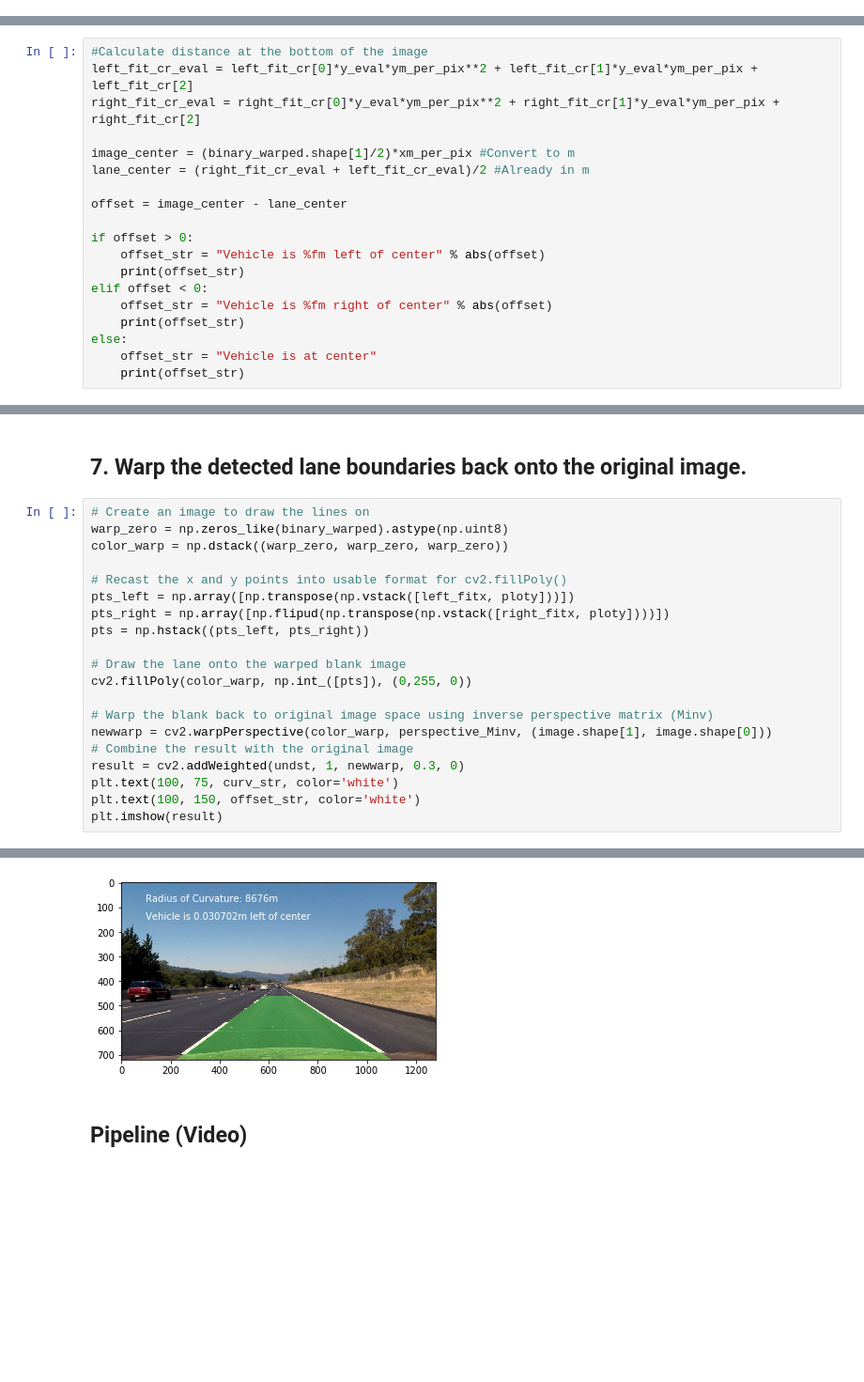
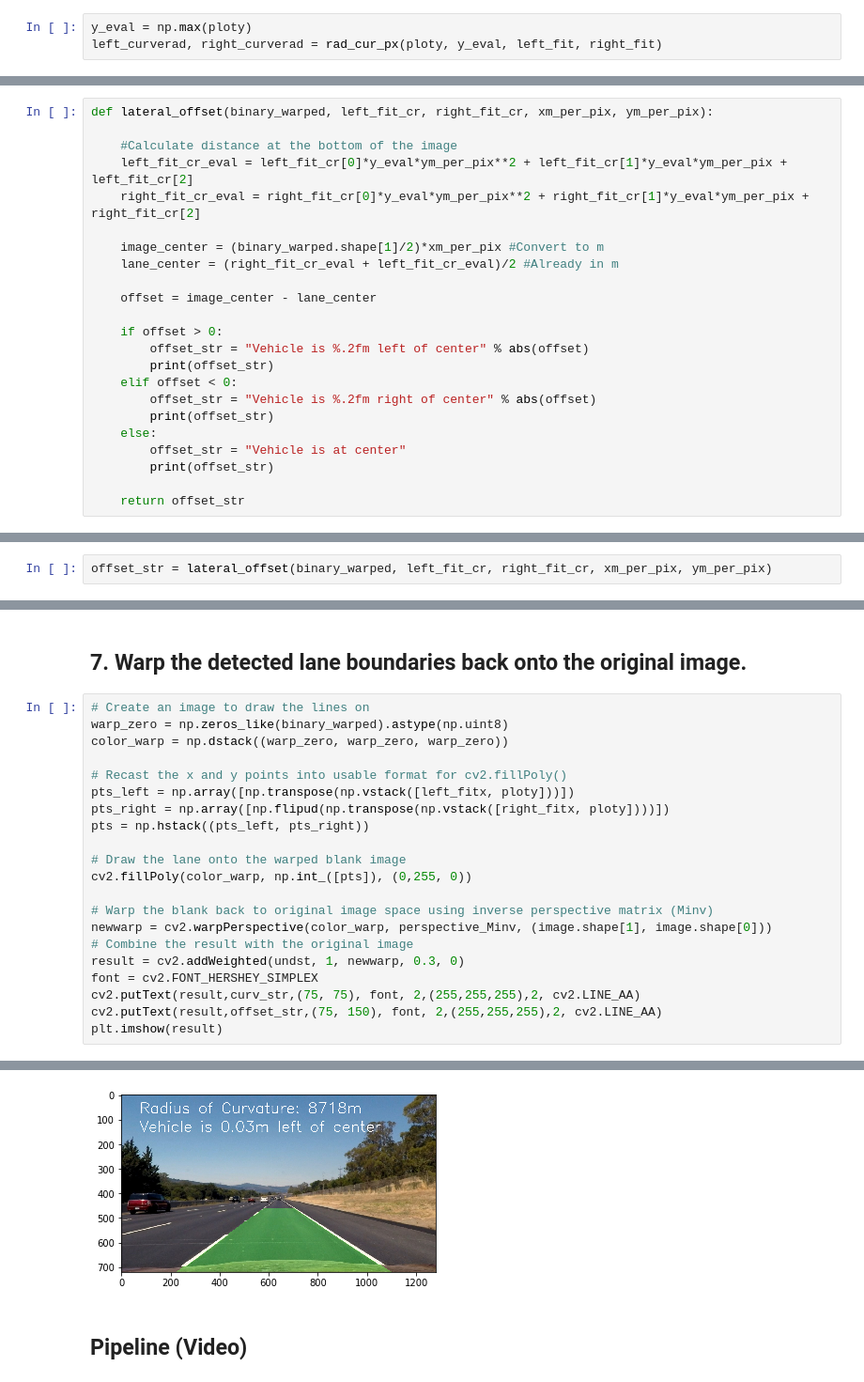
Before and after one commit to pablosaurasperez/CarND-Advanced-Lane-Lines, a Jupyter notebook: P4_AdvancedLaneFinding.ipynb, the cells around one changed output, grey strips where cells are left out. Shown at 94% size. Cells and saved outputs as stored; diff of their text form; blank space fills up the shorter version.

```diff
--- a/P4_AdvancedLaneFinding.ipynb
+++ b/P4_AdvancedLaneFinding.ipynb
@@ -408,0 +494,3 @@ Right Radius:  43815.3561688
+# %%
+y_eval = np.max(ploty)
+left_curverad, right_curverad = rad_cur_px(ploty, y_eval, left_fit, right_fit)
@@ -435,21 +534,25 @@ Radius of Curvature: 8676m
 # %% [markdown]
 ## Offset calculation
 # %%
-#Calculate distance at the bottom of the image
-left_fit_cr_eval = left_fit_cr[0]*y_eval*ym_per_pix**2 + left_fit_cr[1]*y_eval*ym_per_pix + left_fit_cr[2]
-right_fit_cr_eval = right_fit_cr[0]*y_eval*ym_per_pix**2 + right_fit_cr[1]*y_eval*ym_per_pix + right_fit_cr[2]
+def lateral_offset(binary_warped, left_fit_cr, right_fit_cr, xm_per_pix, ym_per_pix):
 
-image_center = (binary_warped.shape[1]/2)*xm_per_pix #Convert to m
-lane_center = (right_fit_cr_eval + left_fit_cr_eval)/2 #Already in m
+    #Calculate distance at the bottom of the image
+    left_fit_cr_eval = left_fit_cr[0]*y_eval*ym_per_pix**2 + left_fit_cr[1]*y_eval*ym_per_pix + left_fit_cr[2]
+    right_fit_cr_eval = right_fit_cr[0]*y_eval*ym_per_pix**2 + right_fit_cr[1]*y_eval*ym_per_pix + right_fit_cr[2]
 
-offset = image_center - lane_center
+    image_center = (binary_warped.shape[1]/2)*xm_per_pix #Convert to m
+    lane_center = (right_fit_cr_eval + left_fit_cr_eval)/2 #Already in m
 
-if offset > 0:
-    offset_str = "Vehicle is %fm left of center" % abs(offset)
-    print(offset_str)
-elif offset < 0:
-    offset_str = "Vehicle is %fm right of center" % abs(offset)
-    print(offset_str)
-else:
-    offset_str = "Vehicle is at center"
-    print(offset_str)
+    offset = image_center - lane_center
+
+    if offset > 0:
+        offset_str = "Vehicle is %.2fm left of center" % abs(offset)
+        print(offset_str)
+    elif offset < 0:
+        offset_str = "Vehicle is %.2fm right of center" % abs(offset)
+        print(offset_str)
+    else:
+        offset_str = "Vehicle is at center"
+        print(offset_str)
+
+    return offset_str
@@ -457,0 +561,2 @@ Vehicle is 0.030702m left of center
+# %%
+offset_str = lateral_offset(binary_warped, left_fit_cr, right_fit_cr, xm_per_pix, ym_per_pix)
@@ -460,25 +567,26 @@ Vehicle is 0.030702m left of center
 # %%
 # Create an image to draw the lines on
 warp_zero = np.zeros_like(binary_warped).astype(np.uint8)
 color_warp = np.dstack((warp_zero, warp_zero, warp_zero))
 
 # Recast the x and y points into usable format for cv2.fillPoly()
 pts_left = np.array([np.transpose(np.vstack([left_fitx, ploty]))])
 pts_right = np.array([np.flipud(np.transpose(np.vstack([right_fitx, ploty])))])
 pts = np.hstack((pts_left, pts_right))
 
 # Draw the lane onto the warped blank image
 cv2.fillPoly(color_warp, np.int_([pts]), (0,255, 0))
 
 # Warp the blank back to original image space using inverse perspective matrix (Minv)
 newwarp = cv2.warpPerspective(color_warp, perspective_Minv, (image.shape[1], image.shape[0]))
 # Combine the result with the original image
 result = cv2.addWeighted(undst, 1, newwarp, 0.3, 0)
-plt.text(100, 75, curv_str, color='white')
-plt.text(100, 150, offset_str, color='white')
+font = cv2.FONT_HERSHEY_SIMPLEX
+cv2.putText(result,curv_str,(75, 75), font, 2,(255,255,255),2, cv2.LINE_AA)
+cv2.putText(result,offset_str,(75, 150), font, 2,(255,255,255),2, cv2.LINE_AA)
 plt.imshow(result)
 # %% [output]
 <matplotlib.image.AxesImage at 0x...>
-[figure, old version]
+[figure, new version]
 # %% [markdown]
 ## Pipeline (Video)
```
Also changed, not shown: parts of 28 cells of this notebook.
